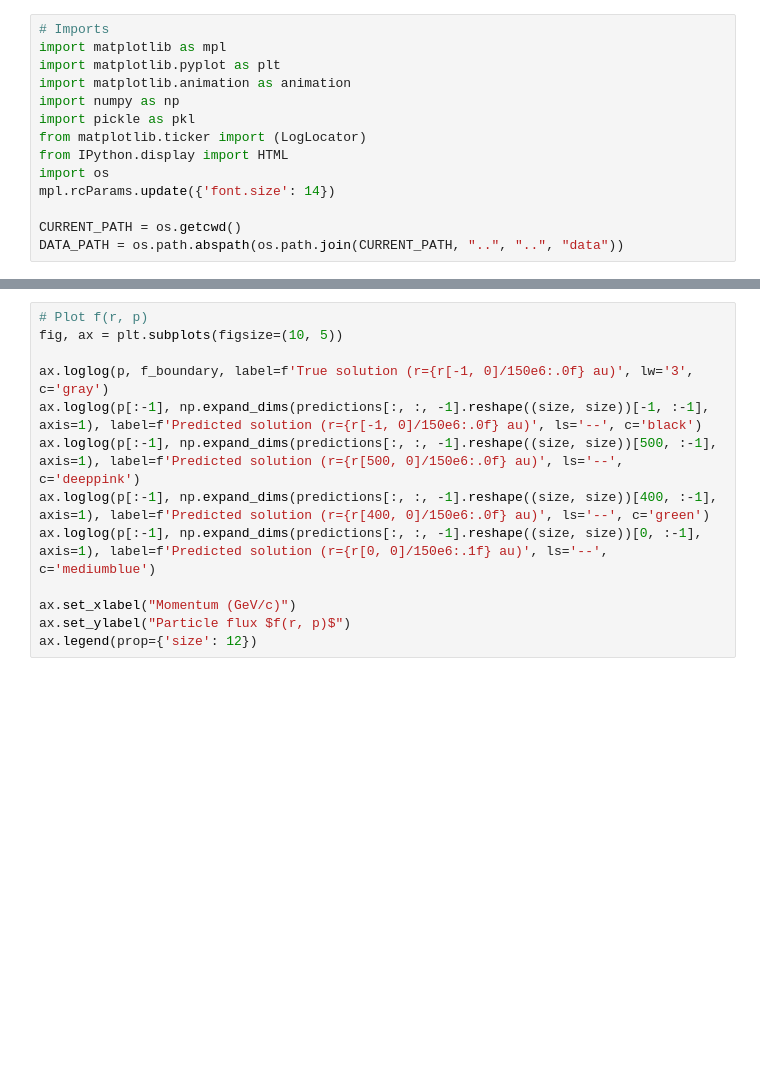
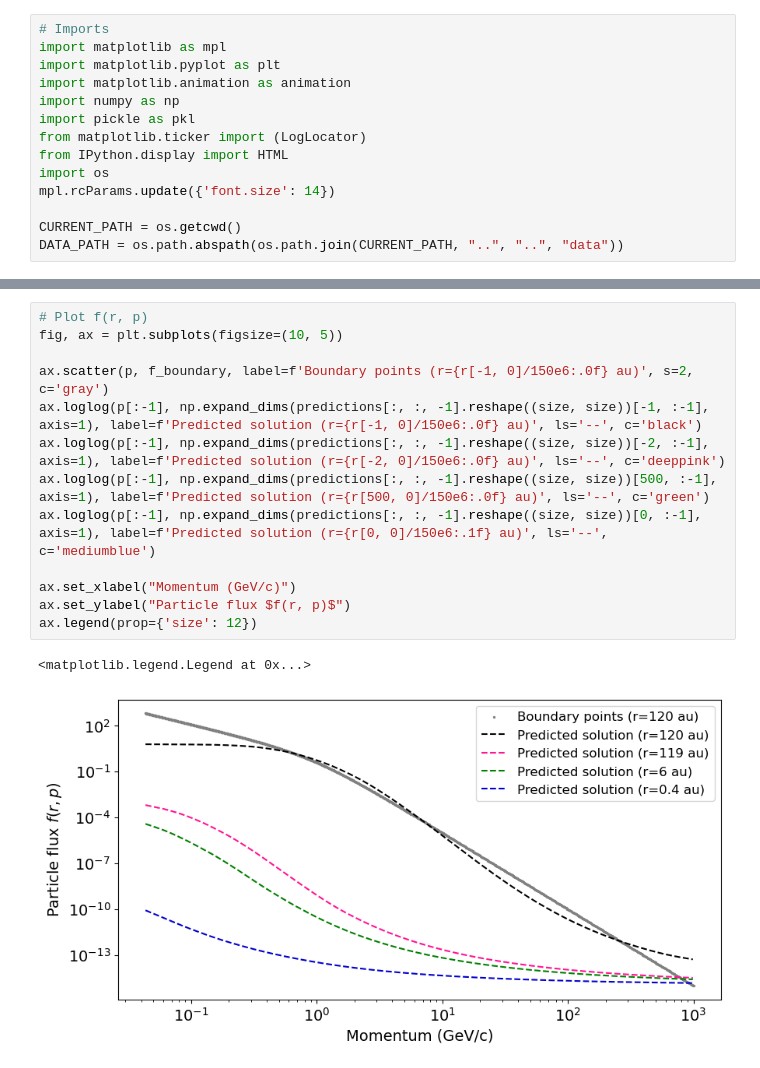
Before and after one commit to linneawolniewicz/pinns, a Jupyter notebook: sherpa/study/visualize.ipynb, the cells around one changed output, grey strips where cells are left out. Cells and saved outputs as stored; diff of their text form; blank space fills up the shorter version.

```diff
--- a/sherpa/study/visualize.ipynb
+++ b/sherpa/study/visualize.ipynb
@@ -66,16 +66,19 @@ ValueError: operands could not be broadcast together with shapes (2048,) (512,)
 # %%
 # Plot f(r, p)
 fig, ax = plt.subplots(figsize=(10, 5))
 
-ax.loglog(p, f_boundary, label=f'True solution (r={r[-1, 0]/150e6:.0f} au)', lw='3', c='gray')
+ax.scatter(p, f_boundary, label=f'Boundary points (r={r[-1, 0]/150e6:.0f} au)', s=2, c='gray')
 ax.loglog(p[:-1], np.expand_dims(predictions[:, :, -1].reshape((size, size))[-1, :-1], axis=1), label=f'Predicted solution (r={r[-1, 0]/150e6:.0f} au)', ls='--', c='black')
-ax.loglog(p[:-1], np.expand_dims(predictions[:, :, -1].reshape((size, size))[500, :-1], axis=1), label=f'Predicted solution (r={r[500, 0]/150e6:.0f} au)', ls='--', c='deeppink')
-ax.loglog(p[:-1], np.expand_dims(predictions[:, :, -1].reshape((size, size))[400, :-1], axis=1), label=f'Predicted solution (r={r[400, 0]/150e6:.0f} au)', ls='--', c='green')
+ax.loglog(p[:-1], np.expand_dims(predictions[:, :, -1].reshape((size, size))[-2, :-1], axis=1), label=f'Predicted solution (r={r[-2, 0]/150e6:.0f} au)', ls='--', c='deeppink')
+ax.loglog(p[:-1], np.expand_dims(predictions[:, :, -1].reshape((size, size))[500, :-1], axis=1), label=f'Predicted solution (r={r[500, 0]/150e6:.0f} au)', ls='--', c='green')
 ax.loglog(p[:-1], np.expand_dims(predictions[:, :, -1].reshape((size, size))[0, :-1], axis=1), label=f'Predicted solution (r={r[0, 0]/150e6:.1f} au)', ls='--', c='mediumblue')
 
 ax.set_xlabel("Momentum (GeV/c)")
 ax.set_ylabel("Particle flux $f(r, p)$")
 ax.legend(prop={'size': 12})
+# %% [output]
+<matplotlib.legend.Legend at 0x...>
+[figure, added]
 # %%
 # Plot J(r, T)
 fig, ax = plt.subplots(figsize=(10, 5))
```
Also changed, not shown: parts of 5 cells of this notebook, 6 other files.
